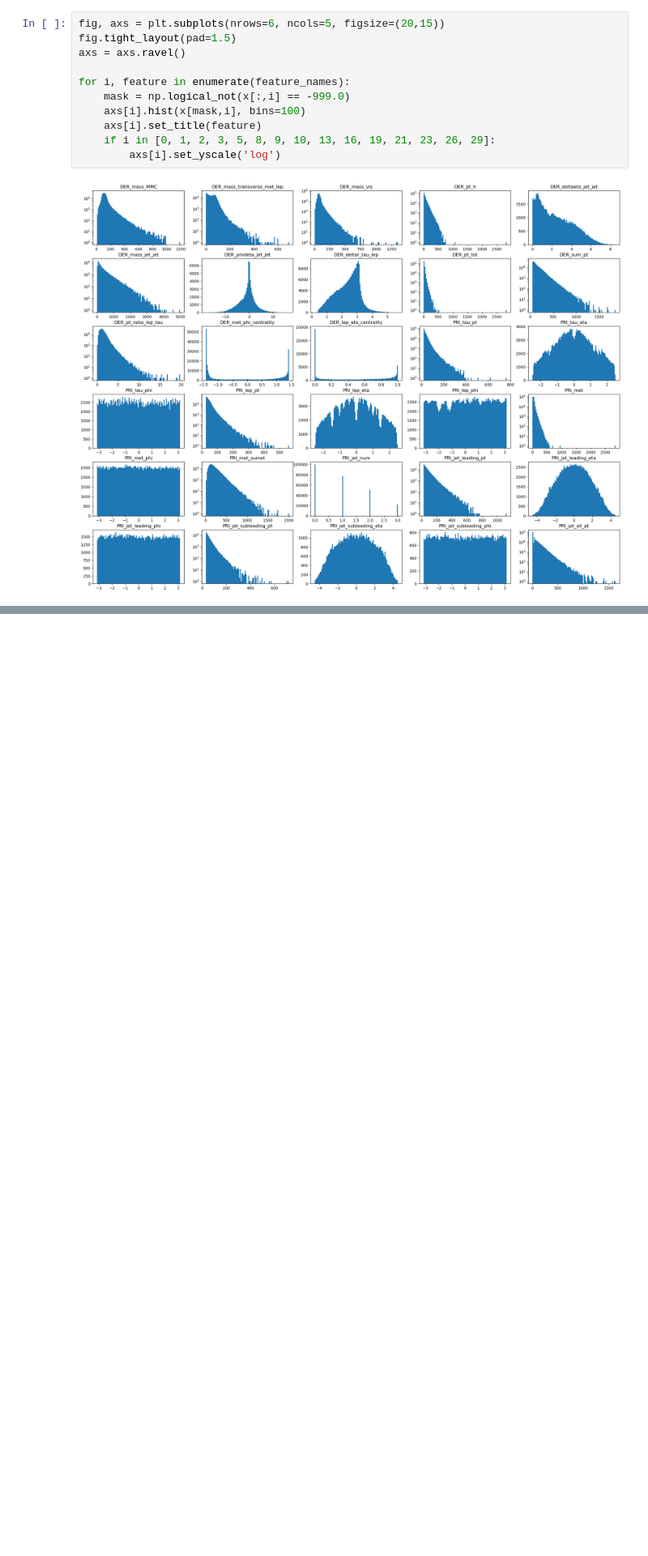
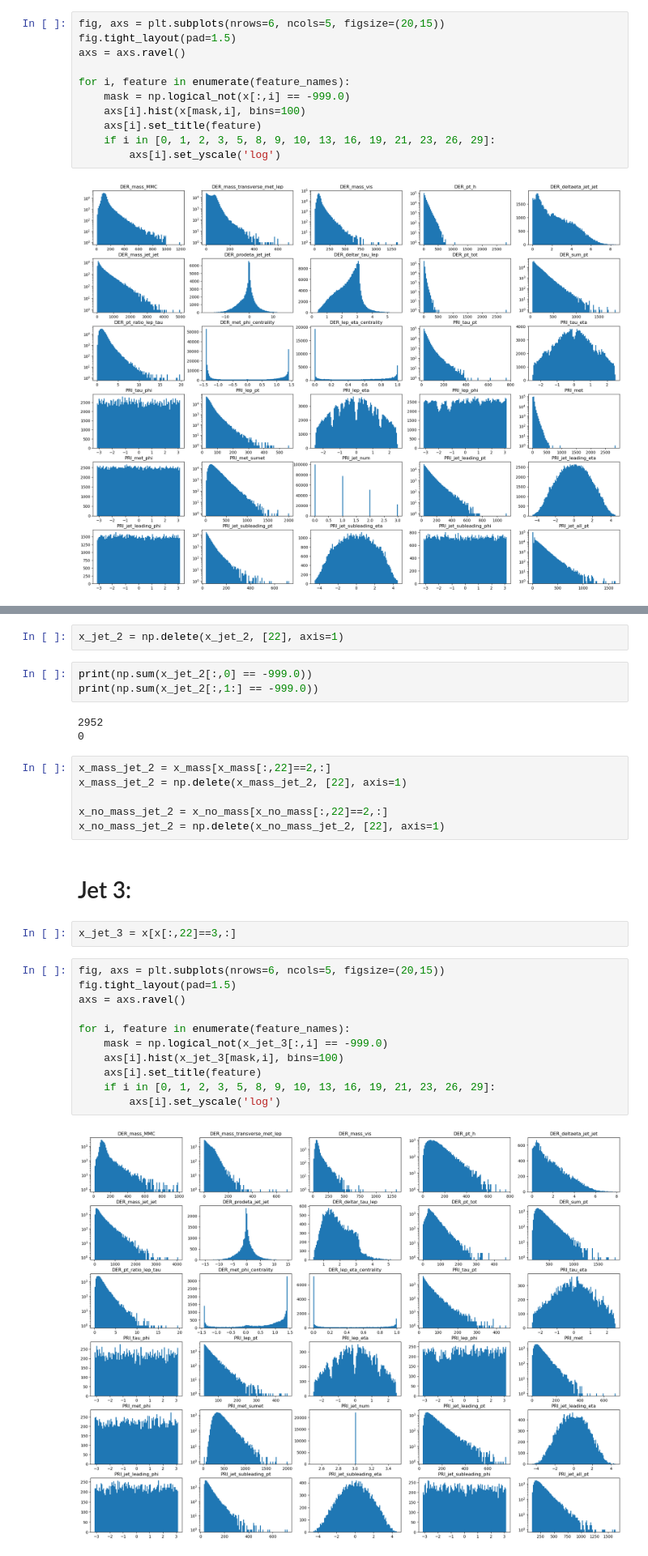
Before and after one commit to CS-433/ml-project-1-los_caballeros_de_bogota, a Jupyter notebook: notebooks/data_analysis.ipynb, the cells around one changed output, grey strips where cells are left out. Shown at 81% size. Drawn from its saved outputs; the diff is of its cells as text; blank space fills up the shorter version.

```diff
--- a/notebooks/data_analysis.ipynb
+++ b/notebooks/data_analysis.ipynb
@@ -40,0 +124,31 @@ for i, feature in enumerate(feature_names):
+# %%
+x_jet_2 = np.delete(x_jet_2, [22], axis=1)
+# %%
+print(np.sum(x_jet_2[:,0] == -999.0))
+print(np.sum(x_jet_2[:,1:] == -999.0))
+# %% [output]
+2952
+0
+# %%
+x_mass_jet_2 = x_mass[x_mass[:,22]==2,:]
+x_mass_jet_2 = np.delete(x_mass_jet_2, [22], axis=1)
+
+x_no_mass_jet_2 = x_no_mass[x_no_mass[:,22]==2,:]
+x_no_mass_jet_2 = np.delete(x_no_mass_jet_2, [22], axis=1)
+# %% [markdown]
+# Jet 3:
+# %%
+x_jet_3 = x[x[:,22]==3,:]
+# %%
+fig, axs = plt.subplots(nrows=6, ncols=5, figsize=(20,15))
+fig.tight_layout(pad=1.5)
+axs = axs.ravel()
+
+for i, feature in enumerate(feature_names):
+    mask = np.logical_not(x_jet_3[:,i] == -999.0)
+    axs[i].hist(x_jet_3[mask,i], bins=100)
+    axs[i].set_title(feature)
+    if i in [0, 1, 2, 3, 5, 8, 9, 10, 13, 16, 19, 21, 23, 26, 29]:
+        axs[i].set_yscale('log')
+# %% [output]
+[figure, added]
```
Also changed, not shown: parts of 22 cells of this notebook, 4 other files.
